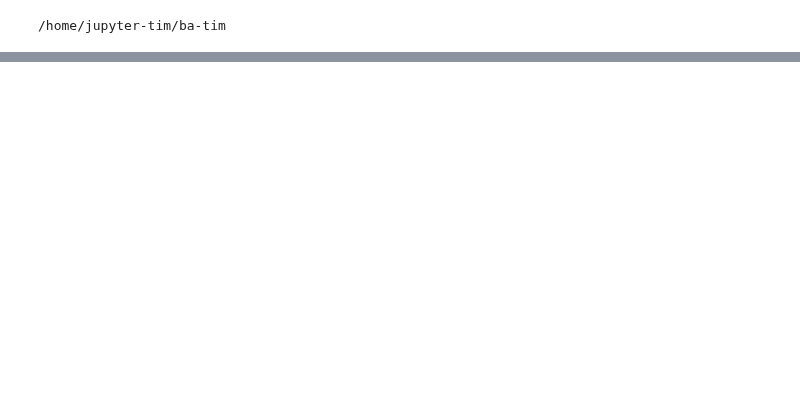
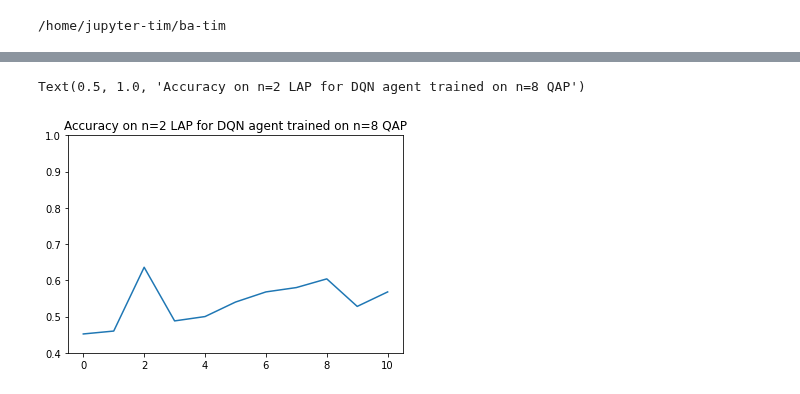
Before and after one commit to timgott/DeepQAP, a Jupyter notebook: evaluation/MiniQAP.ipynb, the cells around one changed output, grey strips where cells are left out. Cells and saved outputs as stored; diff of their text form; code cells hidden in the pictures; blank space fills up the shorter version.

```diff
--- a/evaluation/MiniQAP.ipynb
+++ b/evaluation/MiniQAP.ipynb
@@ -107,0 +173,2 @@ qap = generators['minilinear'].sample()
+# %%
+md_accuracies = [evaluate_set(agent.solve, miniqaps) for agent in medium_agents]
@@ -107,0 +187,7 @@ qap = generators['minilinear'].sample()
+# %%
+plt.plot(md_accuracies)
+plt.ylim(0.4,1)
+plt.title("Accuracy on n=2 LAP for DQN agent trained on n=8 QAP")
+# %% [output]
+Text(0.5, 1.0, 'Accuracy on n=2 LAP for DQN agent trained on n=8 QAP')
+[figure, added]
```
Also changed, not shown: parts of 36 cells of this notebook, 6 other files.
